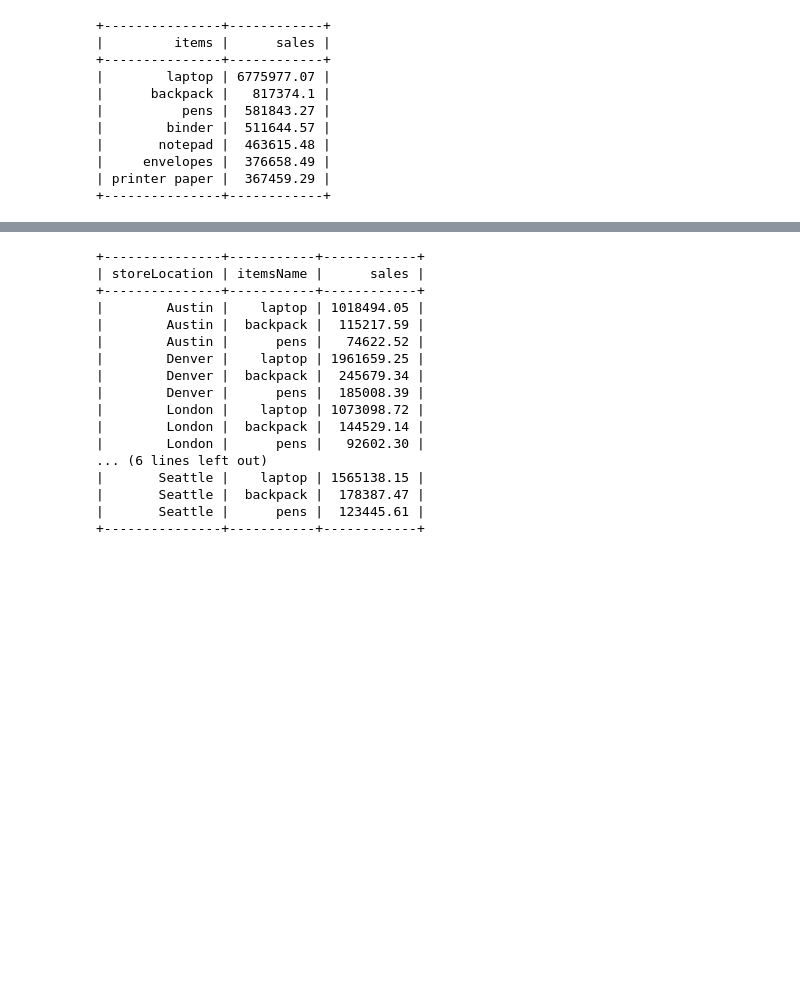
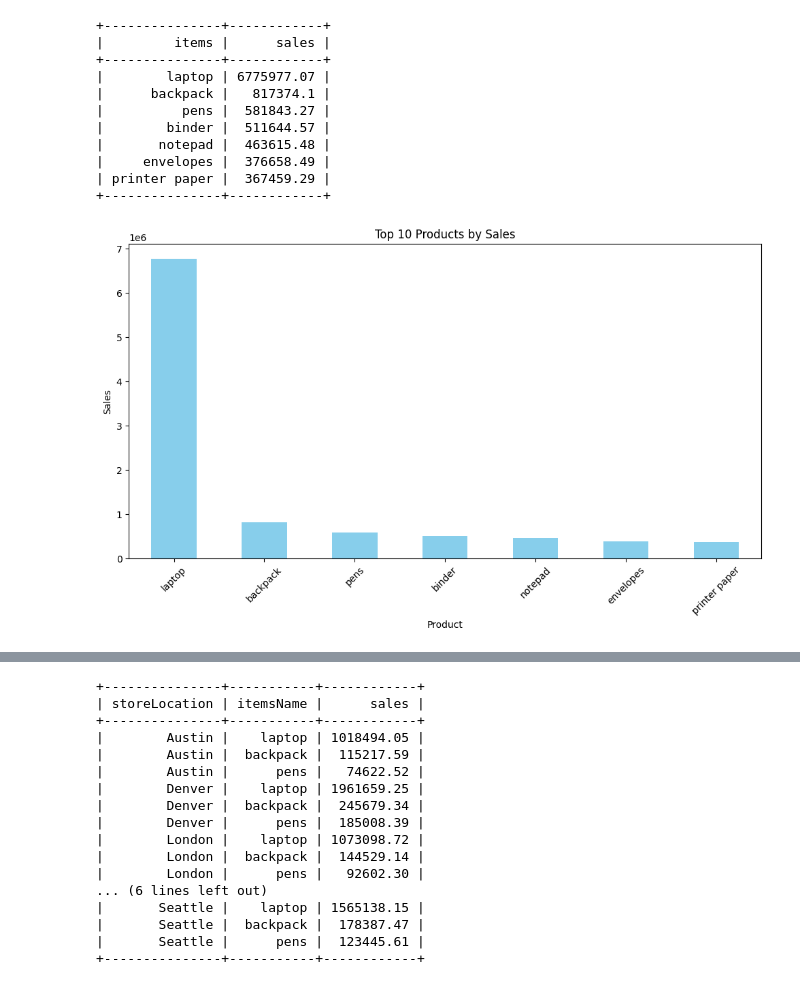
Before and after one commit to Tanat04/MongoDB-Supplies-Data-Analysis, a Jupyter notebook: supplies-data-analysis.ipynb, the cells around one changed output, grey strips where cells are left out. Drawn from its saved outputs; the diff is of its cells as text; code cells hidden in the pictures; blank space fills up the shorter version.

Commit message:
Add Visualization and Explainations XD

```diff
--- a/supplies-data-analysis.ipynb
+++ b/supplies-data-analysis.ipynb
@@ -159,3 +161,19 @@ print(top_10_products)
 |     envelopes |  376658.49 |
 | printer paper |  367459.29 |
 +---------------+------------+
+# %%
+import matplotlib.pyplot as plt
+
+# Top 10 products by sales
+top_10_products = data.groupby('itemsName')['sales'].sum().sort_values(ascending=False).head(10)
+
+# Plot the data
+plt.figure(figsize=(12, 6))
+top_10_products.plot(kind='bar', color='skyblue')
+plt.title('Top 10 Products by Sales')
+plt.xlabel('Product')
+plt.ylabel('Sales')
+plt.xticks(rotation=45)
+plt.show()
+# %% [output]
+[figure, added]
```
Also changed, not shown: parts of 20 cells of this notebook.
